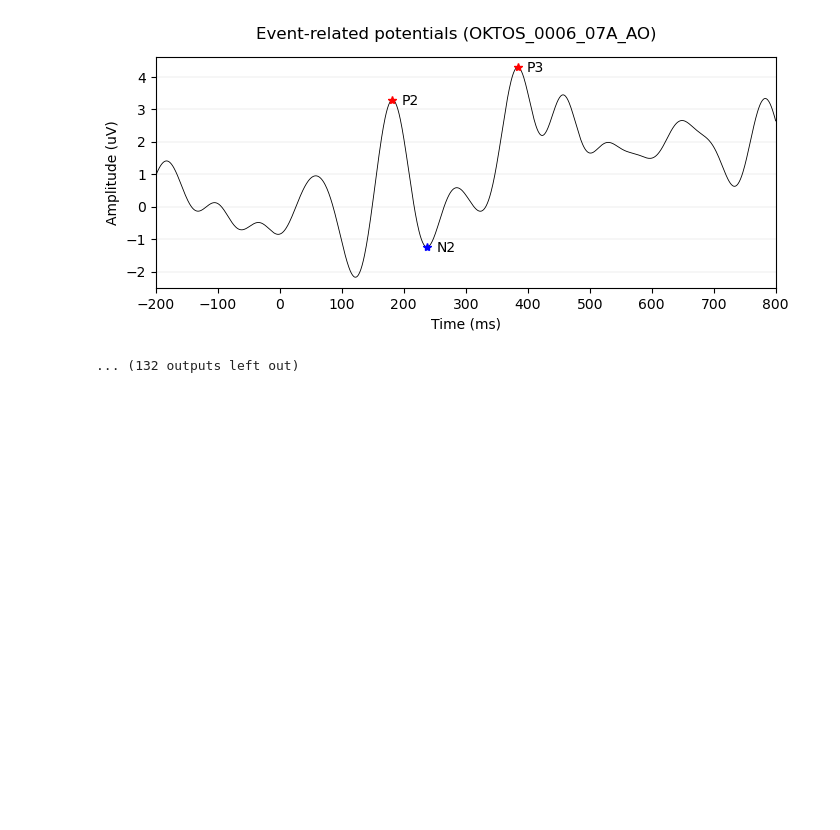
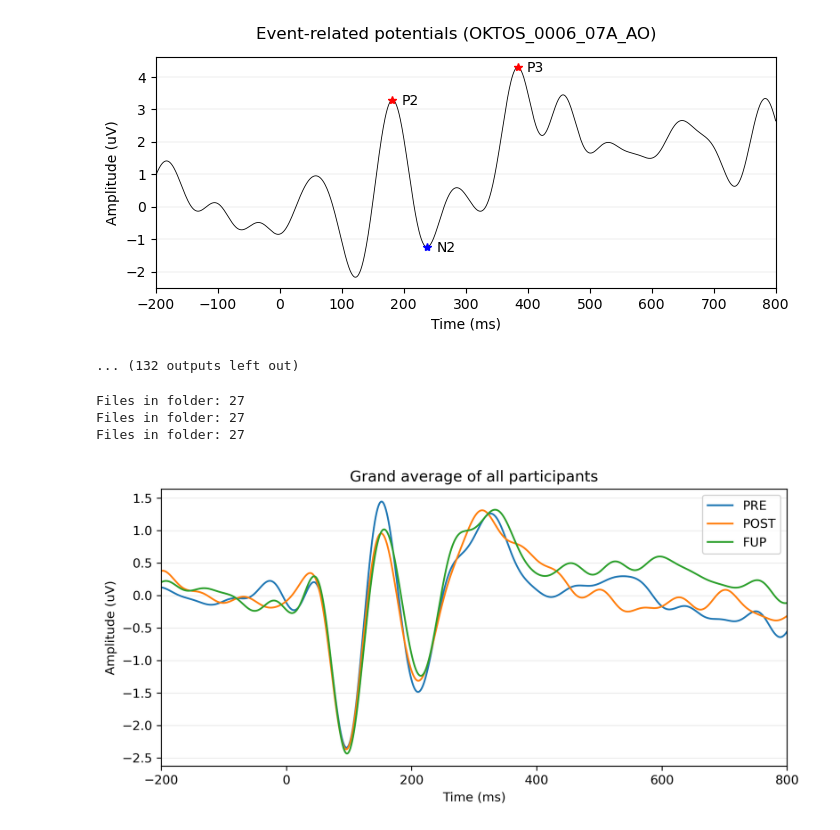
Before and after one commit to teanijarv/EEG-pyline, a Jupyter notebook: oddball_erp_analysis.ipynb, the cells around one changed output. Drawn from its saved outputs; the diff is of its cells as text; code cells hidden in the pictures; blank space fills up the shorter version.

Commit message:
master grand average plot script
- grand average for all participants and experiment conditions for comparison

```diff
--- a/oddball_erp_analysis.ipynb
+++ b/oddball_erp_analysis.ipynb
@@ -319,3 +319,52 @@ ERPs have been found and added to the dataframe for OKTOS_0003_07A_AO
 | OKTOS_0003_07A_AO | 95.703125 | 206.054688 | 153.320312 | 320.312500 | -4.267366 | -2.698554 | 1.207446 | ... |
 [figure]
 ... (132 outputs left out)
+# %%
+# Define the folders where to get the epochs files and to save the plots
+clean_folder = r"Data/Clean/OKTOS"
+results_foldername = r"Results/OKTOS"
+
+# Define all the experiment conditions you want to plot and compare
+exp_folders = [r"Auditory Oddball/Baseline",
+               r"Auditory Oddball/6 weeks",
+               r"Auditory Oddball/10 weeks"]
+exp_legend = ['PRE','POST','FUP']
+
+channel_picks = ['Cz']
+event_list = ['target after 1 standard','target after 3 standards','target after 5 standards',
+            'target after 7 standards','target after 9 standards','target after 11 standards']
+
+master_grand_evoked_data = [None]*len(exp_folders)
+master_grand_evoked_times = [None]*len(exp_folders)
+
+for e, exp_folder in enumerate(exp_folders):
+    dir_inprogress = os.path.join(clean_folder,exp_folder)
+    file_dirs, subject_names = read_files(dir_inprogress,"_clean-epo.fif")
+
+    evoked_signal = [None]*len(file_dirs)
+    for i in range(len(file_dirs)):
+        # Read the clean data from the disk
+        epochs = mne.read_epochs(fname='{}/{}_clean-epo.fif'.format(dir_inprogress,subject_names[i]),verbose=False)
+
+        # Create an averaged evoked object from epochs for
+        evoked_signal[i] = epochs[event_list].average(picks=channel_picks)
+
+    master_grand_evoked_data[e] = mne.grand_average(evoked_signal).data[0]*1e6
+    master_grand_evoked_times[e] = mne.grand_average(evoked_signal).times*1e3
+
+fig, ax = plt.subplots(figsize=(8, 4), layout='tight', dpi=300)
+for ix in range(len(master_grand_evoked_times)):
+    ax.plot(master_grand_evoked_times[ix],master_grand_evoked_data[ix],linewidth=1.4)
+ax.legend(exp_legend)
+ax.set_title('Grand average of all participants')
+plt.xlim([-200,800])
+plt.xlabel('Time (ms)')
+plt.ylabel('Amplitude (uV)')
+plt.grid(which='major',axis='y',linewidth = 0.15)
+plt.savefig(fname='{}/GRAND_erpfig.png'.format(results_foldername),dpi=300)
+plt.show()
+# %% [output]
+Files in folder: 27
+Files in folder: 27
+Files in folder: 27
+[figure, added]
```
